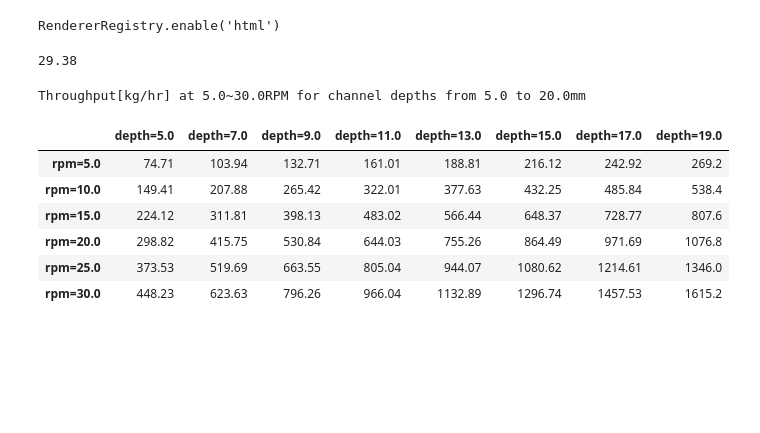
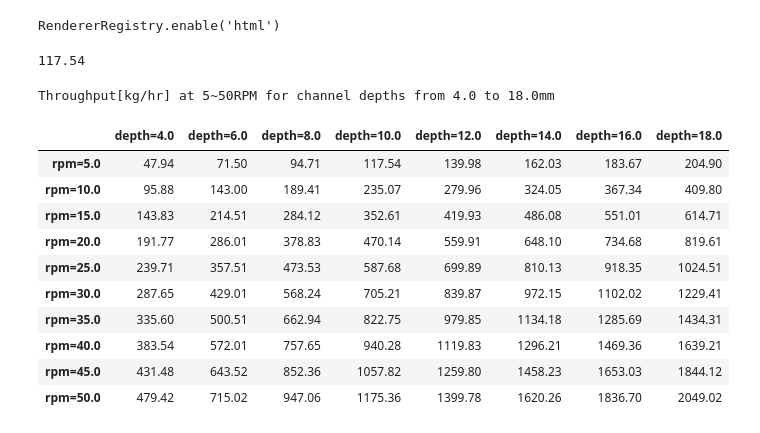
Before and after one commit to johnwslee/extrucal, a Jupyter notebook: docs/example.ipynb, the cells around one changed output. Saved outputs shown, nothing was run; the diff lists cells and outputs as text; code cells hidden in the pictures; blank space fills up the shorter version.

Commit message:
improves the codes by assigning default values

```diff
--- a/docs/example.ipynb
+++ b/docs/example.ipynb
@@ -16,28 +16,29 @@ alt.renderers.enable("html")
 # %% [output]
 RendererRegistry.enable('html')
 # %%
-#import pandas as pd
-#import numpy as np
-
-def throughput(size, pitch, w_flight, n_flight, depth, rpm, density):
+def throughput(size, depth, density, rpm=1, pitch=None, w_flight=None, n_flight=1):
     """
     Calculates the extrusion throughput (Drag Flow) given the screw size, RPM,
     the channel depth of metering channel, and screw pitch
     ----------
     size     : float
-               screw size [mm]
+               Screw size [mm]
+    depth    : float
+               Channel depth of metering section [mm]
+    density  : float
+               Melt density of polymeric material [kg/m^3]
+    rpm      : float
+               Screw RPM
+               Default value is 1 (throughput per unit rpm)
     pitch    : float
-               screw pitch [mm]
+               Screw pitch [mm]
+               If None, squared pitch (=1D) is used
     w_flight : float
-               flight width [mm]
+               Flight width [mm]
+               If None, 10% of screw size is used for flight width
     n_flight : int
-               number of flight [ea]
-    depth    : float
-               the channel depth of metering section [mm]
-    rpm      : float
-               screw RPM
-    density  : float
-               melt density of polymeric material [kg/m^3]
+               Number of flight [ea]
+               Default value is 1 (single-flighted)
 
     Returns
     -------
@@ -45,8 +46,13 @@ def throughput(size, pitch, w_flight, n_flight, depth, rpm, density):
 
     Examples
     --------
-    >>> output_per_rpm(size=100, pitch=10, depth=5)
+    >>> throughput(size=200, depth=10, density=800)
     """
+    # Assign default values
+    if pitch == None:
+        pitch = size
+    if w_flight == None:
+        w_flight = size*0.1
 
     # Calculate basic variables
     screw_root_size = size - (depth*2)
@@ -74,8 +80,8 @@ def throughput(size, pitch, w_flight, n_flight, depth, rpm, density):
     throughput_per_hr = throughput_per_sec * 60 * 60
 
     return round(throughput_per_hr, 2)
-# %%
-throughput(200, 200, 20, 1, 10, 1, 1000)
-# %% [output]
-29.38
+# %%
+throughput(200, 10, 800, rpm=5)
+# %% [output]
+117.54
 # %%
@@ -134,13 +164,17 @@ def throughput_table(size, pitch, w_flight, n_flight, min_depth, max_depth, delt
     return table_df
-# %%
-throughput_table(200.0, 200.0, 20.0, 1.0, 5.0, 20.0, 2.0, 5.0, 30.0, 5.0, 1000)
-# %% [output]
-Throughput[kg/hr] at 5.0~30.0RPM for channel depths from 5.0 to 20.0mm
-|  | depth=5.0 | depth=7.0 | depth=9.0 | depth=11.0 | depth=13.0 | depth=15.0 | depth=17.0 | depth=19.0 |
-| rpm=5.0 | 74.71 | 103.94 | 132.71 | 161.01 | 188.81 | 216.12 | 242.92 | 269.2 |
-| rpm=10.0 | 149.41 | 207.88 | 265.42 | 322.01 | 377.63 | 432.25 | 485.84 | 538.4 |
-| rpm=15.0 | 224.12 | 311.81 | 398.13 | 483.02 | 566.44 | 648.37 | 728.77 | 807.6 |
-| rpm=20.0 | 298.82 | 415.75 | 530.84 | 644.03 | 755.26 | 864.49 | 971.69 | 1076.8 |
-| rpm=25.0 | 373.53 | 519.69 | 663.55 | 805.04 | 944.07 | 1080.62 | 1214.61 | 1346.0 |
-| rpm=30.0 | 448.23 | 623.63 | 796.26 | 966.04 | 1132.89 | 1296.74 | 1457.53 | 1615.2 |
+# %%
+throughput_table(200, 800)
+# %% [output]
+Throughput[kg/hr] at 5~50RPM for channel depths from 4.0 to 18.0mm
+|  | depth=4.0 | depth=6.0 | depth=8.0 | depth=10.0 | depth=12.0 | depth=14.0 | depth=16.0 | depth=18.0 |
+| rpm=5.0 | 47.94 | 71.50 | 94.71 | 117.54 | 139.98 | 162.03 | 183.67 | 204.90 |
+| rpm=10.0 | 95.88 | 143.00 | 189.41 | 235.07 | 279.96 | 324.05 | 367.34 | 409.80 |
+| rpm=15.0 | 143.83 | 214.51 | 284.12 | 352.61 | 419.93 | 486.08 | 551.01 | 614.71 |
+| rpm=20.0 | 191.77 | 286.01 | 378.83 | 470.14 | 559.91 | 648.10 | 734.68 | 819.61 |
+| rpm=25.0 | 239.71 | 357.51 | 473.53 | 587.68 | 699.89 | 810.13 | 918.35 | 1024.51 |
+| rpm=30.0 | 287.65 | 429.01 | 568.24 | 705.21 | 839.87 | 972.15 | 1102.02 | 1229.41 |
+| rpm=35.0 | 335.60 | 500.51 | 662.94 | 822.75 | 979.85 | 1134.18 | 1285.69 | 1434.31 |
+| rpm=40.0 | 383.54 | 572.01 | 757.65 | 940.28 | 1119.83 | 1296.21 | 1469.36 | 1639.21 |
+| rpm=45.0 | 431.48 | 643.52 | 852.36 | 1057.82 | 1259.80 | 1458.23 | 1653.03 | 1844.12 |
+| rpm=50.0 | 479.42 | 715.02 | 947.06 | 1175.36 | 1399.78 | 1620.26 | 1836.70 | 2049.02 |
 # %%
```
Also changed, not shown: parts of 4 cells of this notebook, 1 other file.
